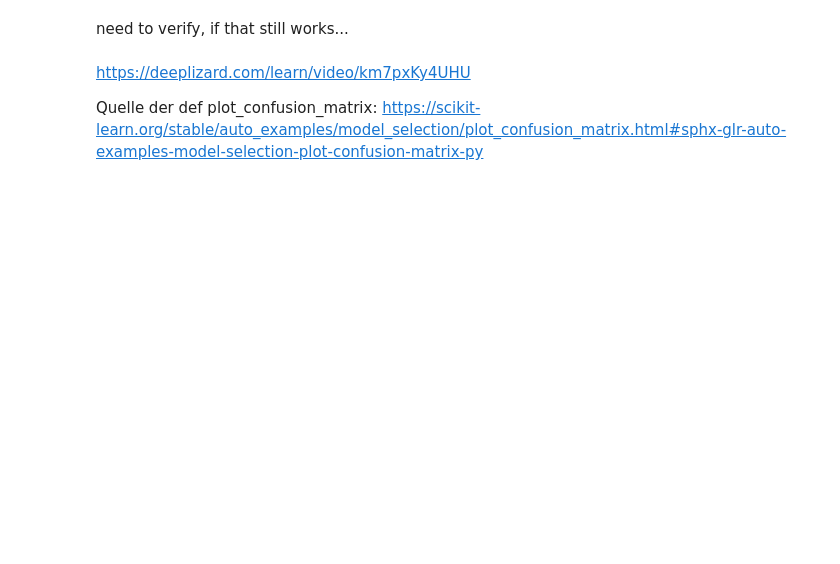
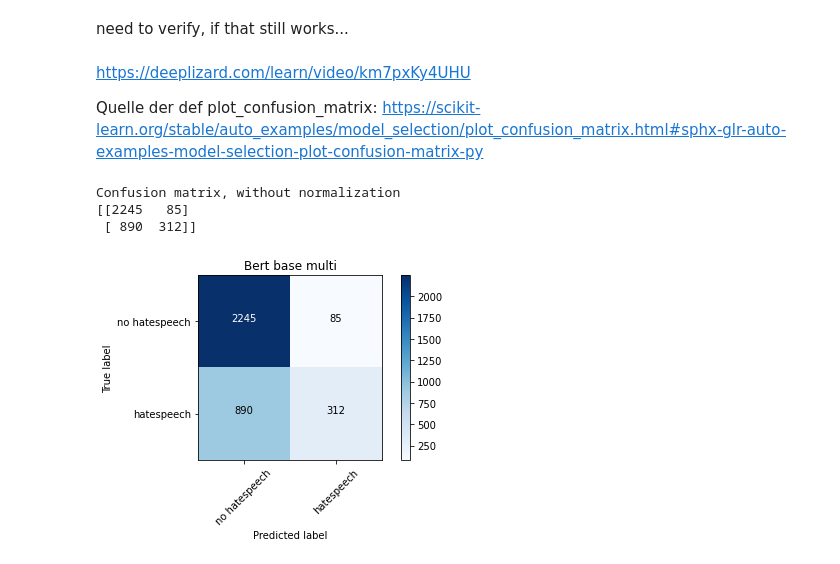
Before and after one commit to BiancaStadl/Bachelorarbeit, a Jupyter notebook: 01_working_trial_tfhub_multi_BERT.ipynb, the cells around one changed output. Drawn from its saved outputs; the diff is of its cells as text; code cells hidden in the pictures; blank space fills up the shorter version.

Commit message:
working, with confusion, but not good outcome; 3 epochs

```diff
--- a/01_working_trial_tfhub_multi_BERT.ipynb
+++ b/01_working_trial_tfhub_multi_BERT.ipynb
@@ -434,7 +491,7 @@ modelSimple.compile(loss=loss, optimizer=optimizer ,metrics=metrics)
 # %% [markdown]
 fit works with dataset -> from tensors, but not with from tensor_slices.. why?
 # %%
-modelSimple.fit(training_sentences[32:319], training_labels[32:319], batch_size=batch_size, epochs=training_epochs)
+modelSimple.fit(training_sentences, training_labels, batch_size=batch_size, epochs=training_epochs)
 #modelSimple.fit(whole_training_dataset.take(2), batch_size=batch_size, epochs=training_epochs)
 #modelSimple.fit(train_ds, batch_size=batch_size, epochs=training_epochs)
 # %% [output]
@@ -450,8 +511,9 @@ need to verify, if that still works...
 # %%
-BERTPredict=modelSimple.predict(x=testing_sentences[15:100])
+BERTPredict=modelSimple.predict(x=testing_sentences)
 # %%
 #for p in LSTM_predict80AE:
  # print(p)
+BERT_pred_thresh = np.where(BERTPredict >= 0.5, 1, 0)
 # %%
 prediction_rounded = np.round(BERTPredict)
 
@@ -499,8 +561,13 @@ def plot_confusion_matrix(cm, classes,
     plt.ylabel('True label')
     plt.xlabel('Predicted label')
 # %%
-cm = confusion_matrix(y_true=testing_labels[15:100], y_pred=prediction_rounded)
+cm = confusion_matrix(y_true=testing_labels, y_pred=BERT_pred_thresh)
 # %%
 plot_labels = ['no hatespeech','hatespeech']
 # %%
-plot_confusion_matrix(cm=cm, classes=plot_labels, title='LSTM Confusion 60 with 9 epochs, batch size 40')
+plot_confusion_matrix(cm=cm, classes=plot_labels, title='Bert base multi')
+# %% [output]
+Confusion matrix, without normalization
+[[2245   85]
+ [ 890  312]]
+[figure, added]
```
Also changed, not shown: parts of 8 cells of this notebook.
